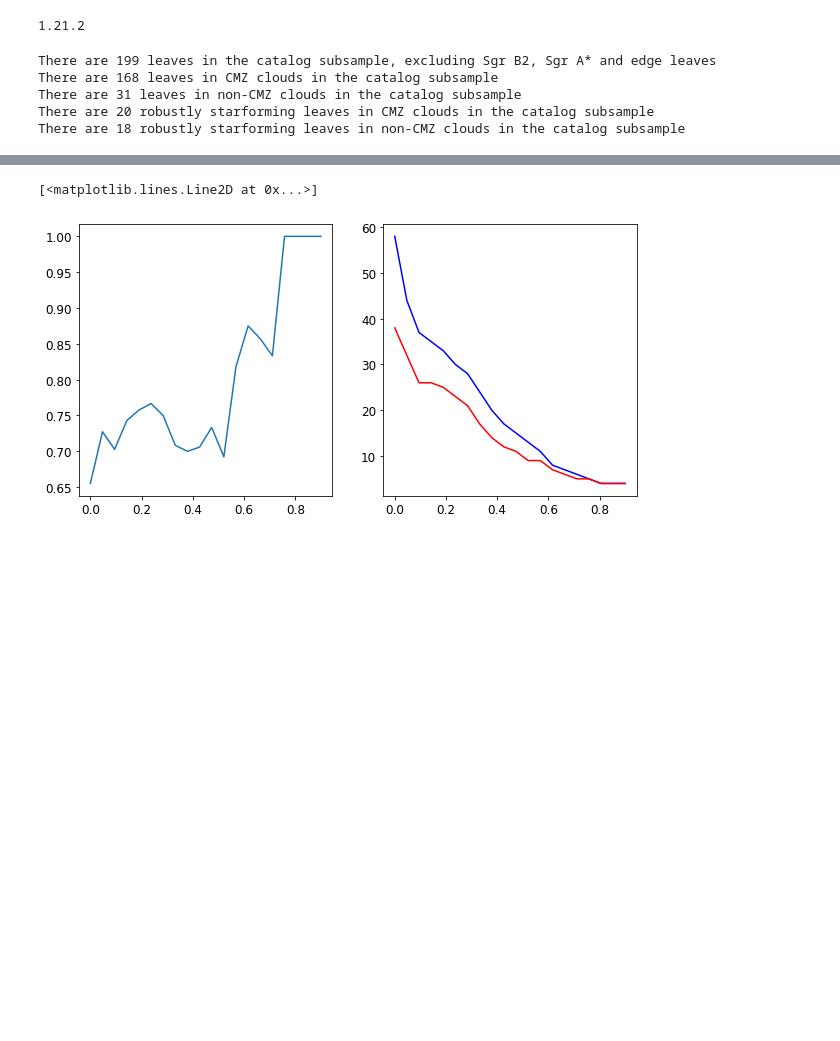
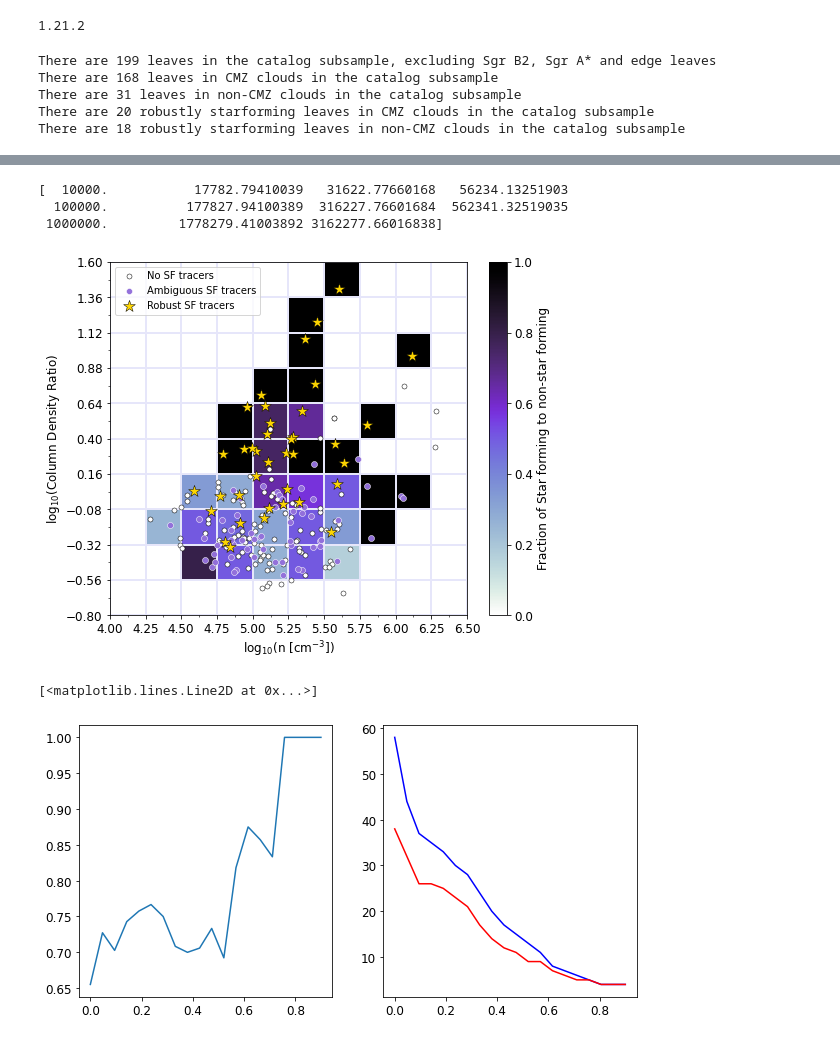
Before and after one commit to hpthatchfield/cmzoom_SFC, a Jupyter notebook: make_CMZoom_SF_figures.ipynb, the cells around one changed output, grey strips where cells are left out. Saved outputs shown, nothing was run; the diff lists cells and outputs as text; code cells hidden in the pictures; blank space fills up the shorter version.

```diff
--- a/make_CMZoom_SF_figures.ipynb
+++ b/make_CMZoom_SF_figures.ipynb
@@ -154,3 +154,79 @@ plt.savefig(savepath+'scatterhist_od_vs_n.pdf',dpi=200,bbox_inches='tight')
+# %%
+#############################
+### scatter plot as 2d Hist?
+#############################
+
+plt.rcParams.update({'font.size': 12})
+q1 = 'n' ### y axis
+catq1 = teamcat['n']#/catalog['herschel_column']
+q2 = 'overdensity' ### x axis
+catq2 = teamcat['sma_column']/teamcat['herschel_column']
+starcond = SF_final_1cond
+inclusive_starcond = SF_final_1or2cond
+nostarcond = SF_final_0cond
+maybestarcond = SF_final_2cond
+allcond = SF_all_cond
+
+fig,ax = plt.subplots(figsize=(8, 6.5))
+
+xmin,xmax = 4.0,6.5
+ymin,ymax = -0.8,1.6
+odbins = np.logspace(ymin,ymax,11)
+nbins = np.logspace(xmin,xmax,11)
+binsx1 = nbins #np.logspace(np.log10(catq1[allcond].min()),np.log10(catq1[allcond].max()),10)
+binsy1 = odbins #np.logspace(np.log10(catq2[allcond].min()),np.log10(catq2[allcond].max()),10)
+hist_sf, esf1, esf2 = np.histogram2d(x=catq1[inclusive_starcond],y=catq2[inclusive_starcond],bins=[binsx1,binsy1])
+
+hist_all, eall1, eall2 = np.histogram2d(x=catq1[allcond],y=catq2[allcond],bins=[binsx1,binsy1])
+
+hist_all[hist_all==0]=np.nan
+#hist_sf[hist_sf==0]=np.nan
+
+hist_ratio = hist_sf/hist_all
+#hist_ratio[np.isnan(hist_ratio)]=0
+current_cmap = plt.cm.get_cmap('Greys').copy()
+current_cmap = cmr.amethyst_r #cmr.sapphire_r
+current_cmap.set_bad(color='w')
+im=ax.imshow(hist_ratio.T, vmax=1.0,vmin=0.0,
+             extent=[xmin,xmax,ymin,ymax],
+             aspect="auto",origin='lower',cmap=current_cmap)
+
+cbar = plt.colorbar(im)
+cbar.set_label('Fraction of Star forming to non-star forming')
+
+# ax.scatter(np.log10(catq2[starcond]), np.log10(catq1[starcond]),
+#                  color='red',alpha=0.8,marker='*',label='leaves with a robust SF tracer')
+# ax.scatter(np.log10(catq2[nostarcond]), np.log10(catq1[nostarcond]),
+#                   color='cornflowerblue',alpha=0.4,label='all other leaves')
+
+ax.set_ylabel('log$_{10}$(Column Density Ratio)')
+ax.set_xlabel('log$_{10}$(n [cm$^{-3}$])')
+#ax.set_xlim(np.log10(binsx1[0]),np.log10(binsx1[7]))
+#ax.set_ylim(np.log10(binsy1[0]),np.log10(binsy1[2]))
+ax.set_xticks(np.log10(binsx1),minor=False)
+ax.set_yticks(np.log10(binsy1),minor=False)
+bwx = 0.5*(np.log10(binsx1[1])-np.log10(binsx1[0]))
+bwy = 0.5*(np.log10(binsy1[1])-np.log10(binsy1[0]))
+ax.set_xticks(np.log10(binsx1[0:-1])+bwx, minor=True)
+ax.set_yticks(np.log10(binsy1[0:-1])+bwy, minor=True)
+ax.grid(which='major', color='lavender', linestyle='-', linewidth=2.0,zorder=1)
+
+ax.scatter(np.log10(catq1[nostarcond]), np.log10(catq2[nostarcond]), s = 25, linewidth=0.5,
+                  color='k',facecolor='w',alpha=0.99,label='No SF tracers',zorder=3)
+ax.scatter(np.log10(catq1[maybestarcond]), np.log10(catq2[maybestarcond]), marker='o',linewidth=0.5,
+                  color='w',facecolor='mediumpurple',alpha=0.99,label='Ambiguous SF tracers',zorder=4)
+ax.scatter(np.log10(catq1[starcond]), np.log10(catq2[starcond]), s=150., linewidth=0.5,zorder=5,
+                 color='k',facecolor='gold',alpha=0.99,marker='*',label='Robust SF tracers')
+
+ax.legend(loc='upper left',fontsize=10)
+
+print(esf1)
+plt.savefig(savepath+'scatterhist_od_vs_n_amb.pdf',dpi=200,bbox_inches='tight')
+# %% [output]
+[  10000.           17782.79410039   31622.77660168   56234.13251903
+  100000.          177827.94100389  316227.76601684  562341.32519035
+ 1000000.         1778279.41003892 3162277.66016838]
+[figure, added]
 # %%
 ### calculate the number / fraction of star forming leaves above 1.4 overdensity
 ###
```
Also changed, not shown: parts of 4 cells of this notebook, 1 other file.
